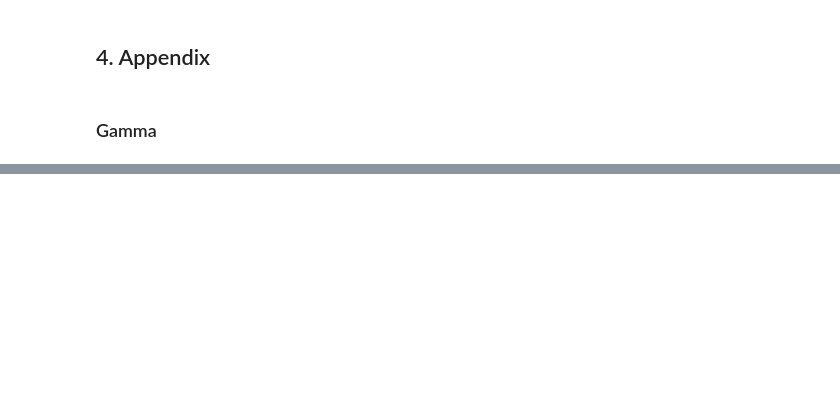
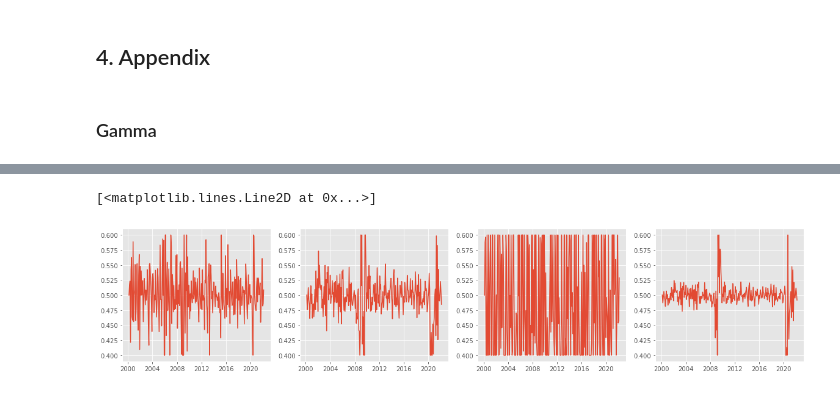
Before and after one commit to charlesyew/quant-methods-project, a Jupyter notebook: Quant Methods Project.ipynb, the cells around one changed output, grey strips where cells are left out. Drawn from its saved outputs; the diff is of its cells as text; code cells hidden in the pictures; blank space fills up the shorter version.

```diff
--- a/Quant Methods Project.ipynb
+++ b/Quant Methods Project.ipynb
@@ -169,0 +198,6 @@ plt.plot(mom_inflation['Gamma'])
+# %%
+# 40-60 bound
+mom_inflation = timing_table('Momentum', 'Inflation', 0.6, 0.4)
+mom_GDP = timing_table('Momentum', 'CNFAI_MA3', 0.6, 0.4)
+val_inflation = timing_table('Value', 'Inflation', 0.6, 0.4)
+val_GDP = timing_table('Value', 'CNFAI_MA3', 0.6, 0.4)
@@ -169,0 +236,10 @@ plt.plot(mom_inflation['Gamma'])
+# %%
+fig, (ax1, ax2, ax3, ax4) = plt.subplots(1,4, figsize = (20,4))
+
+ax1.plot(mom_inflation['Gamma'])
+ax2.plot(mom_GDP['Gamma'])
+ax3.plot(val_inflation['Gamma'])
+ax4.plot(val_GDP['Gamma'])
+# %% [output]
+[<matplotlib.lines.Line2D at 0x...>]
+[figure, added]
```
Also changed, not shown: parts of 17 cells of this notebook.
